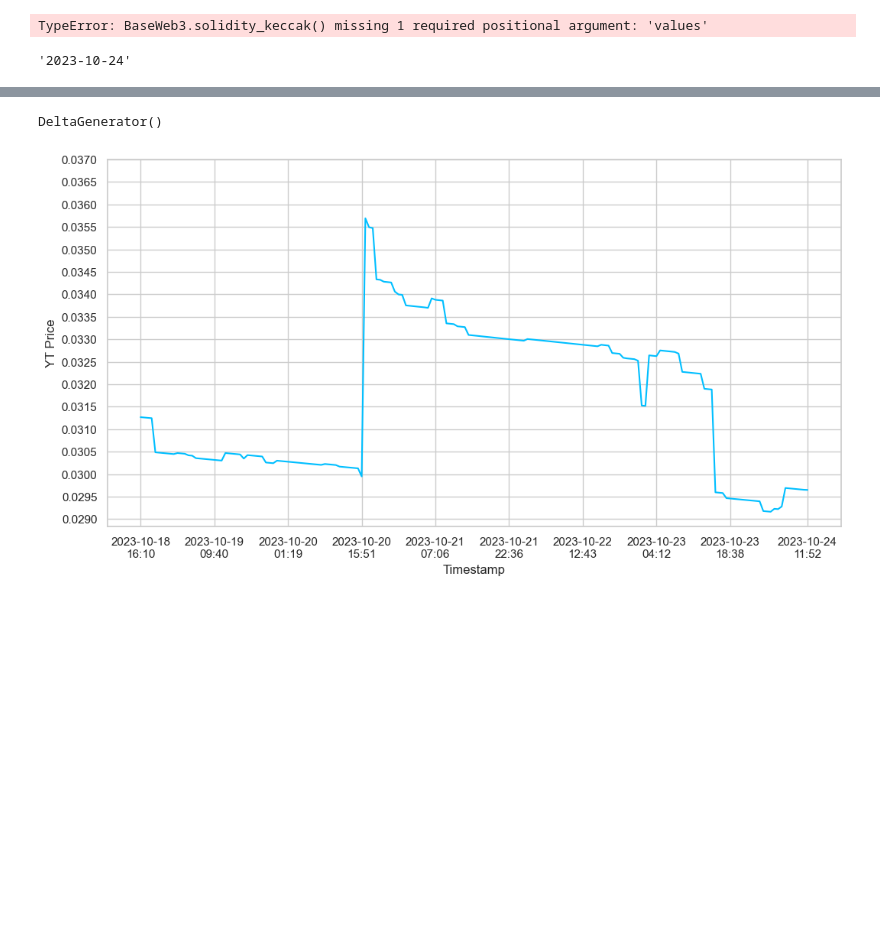
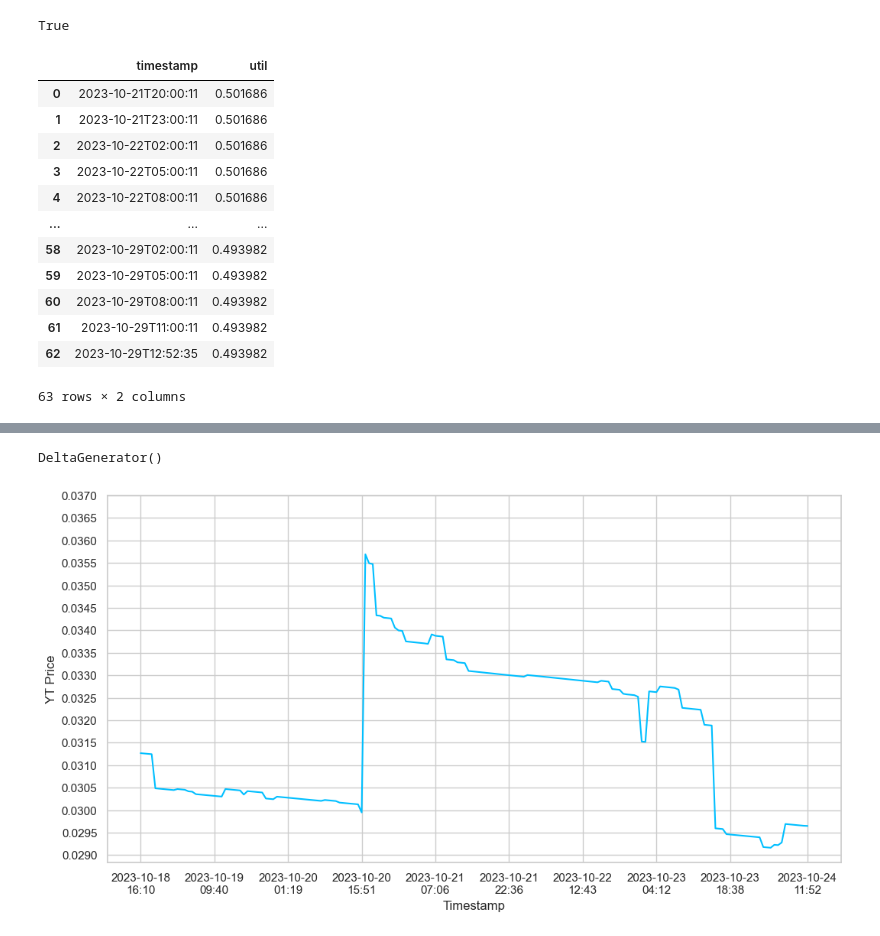
Before and after one commit to junkyahd/pendle-exploration, a Jupyter notebook: pendleAPI.ipynb, the cells around one changed output, grey strips where cells are left out. Saved outputs shown, nothing was run; the diff lists cells and outputs as text; code cells hidden in the pictures; blank space fills up the shorter version.

```diff
--- a/pendleAPI.ipynb
+++ b/pendleAPI.ipynb
@@ -51,11 +16,63 @@ AttributeDict({'number': 18444245,
-# %%
-Web3.solidity_keccak(["0x5fe47ed6d4225326d3303476197d782ded5a4e9c14f479dc9ec4992af4e85d59"])
-# %% [output]
-TypeError: BaseWeb3.solidity_keccak() missing 1 required positional argument: 'values'
-# %%
-datetime.strftime(date.today(), '%Y-%m-%d')
-# %% [output]
-'2023-10-24'
+# %%
+w3 = Web3(Web3.HTTPProvider('https://eth-mainnet.g.alchemy.com/v2/HsRAh-rTKhWRIzJAVCfUU3VXFqilsfLf'))
+w3.is_connected()
+# %% [output]
+True
+# %%
+block_url = 'https://coins.llama.fi/block/ethereum/'
+day = datetime.now(pytz.utc).day
+last = datetime.now(pytz.utc).replace(day=day - 7, hour = 0, minute = 0, second=0, microsecond=0)
+last_ts = str(int(last.timestamp()))
+
+get_block_ts = last
+block_lst = []
+while get_block_ts <= datetime.now(pytz.utc):
+    block_ts = str(int(get_block_ts.timestamp()))
+    height = requests.get(block_url + block_ts).json()['height']
+    block_lst.append(height)
+    get_block_ts = get_block_ts + timedelta(hours=3)
+
+now_ts = str(int(datetime.now(pytz.utc).timestamp()))
+now_height = requests.get(block_url + now_ts).json()['height']
+block_lst.append(now_height)
+# %%
+silo_addr = '0x32a4Bcd8DEa5E18a12a50584682f8E4B77fFF2DF'
+
+siloYield = '0x96eFdF95Cc47fe90e8f63D2f5Ef9FB8B180dAeB9'
+# crv
+yieldToken = '0xD533a949740bb3306d119CC777fa900bA034cd52'
+
+silo_abi = abi.silo
+silo_contract = w3.eth.contract(address=silo_addr, abi=silo_abi)
+
+# util_crv = silo_contract.functions.getUtilization(siloYield, yieldToken).call(block_identifier=block_lst[len(block_lst) - 1])
+
+util_time = []
+util_val = []
+for i in range(0, len(block_lst)):
+    util_pre_fmt = silo_contract.functions.getUtilization(siloYield, yieldToken).call(block_identifier=block_lst[i])
+    util = float(Web3.from_wei(util_pre_fmt, 'ether'))
+    time = datetime.fromtimestamp(w3.eth.get_block(block_lst[i])['timestamp'])
+    util_time.append(time.isoformat())
+    util_val.append(util)
+
+d = {'timestamp': util_time, 'util': util_val}
+util_df = pd.DataFrame(data = d)
+util_df
+# %% [output]
+|  | timestamp | util |
+| 0 | 2023-10-21T20:00:11 | 0.501686 |
+| 1 | 2023-10-21T23:00:11 | 0.501686 |
+| 2 | 2023-10-22T02:00:11 | 0.501686 |
+| 3 | 2023-10-22T05:00:11 | 0.501686 |
+| 4 | 2023-10-22T08:00:11 | 0.501686 |
+| ... | ... | ... |
+| 58 | 2023-10-29T02:00:11 | 0.493982 |
+| 59 | 2023-10-29T05:00:11 | 0.493982 |
+| 60 | 2023-10-29T08:00:11 | 0.493982 |
+| 61 | 2023-10-29T11:00:11 | 0.493982 |
+| 62 | 2023-10-29T12:52:35 | 0.493982 |
+63 rows × 2 columns
 # %%
 addr = '0xc9becdbc62efb867cb52222b34c187fb170379c6'
 
```
Also changed, not shown: parts of 7 cells of this notebook.
